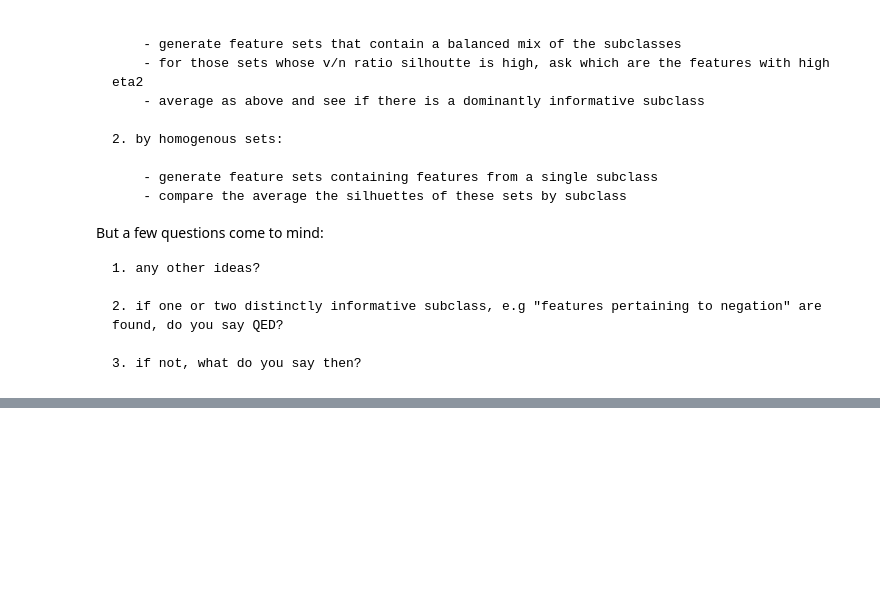
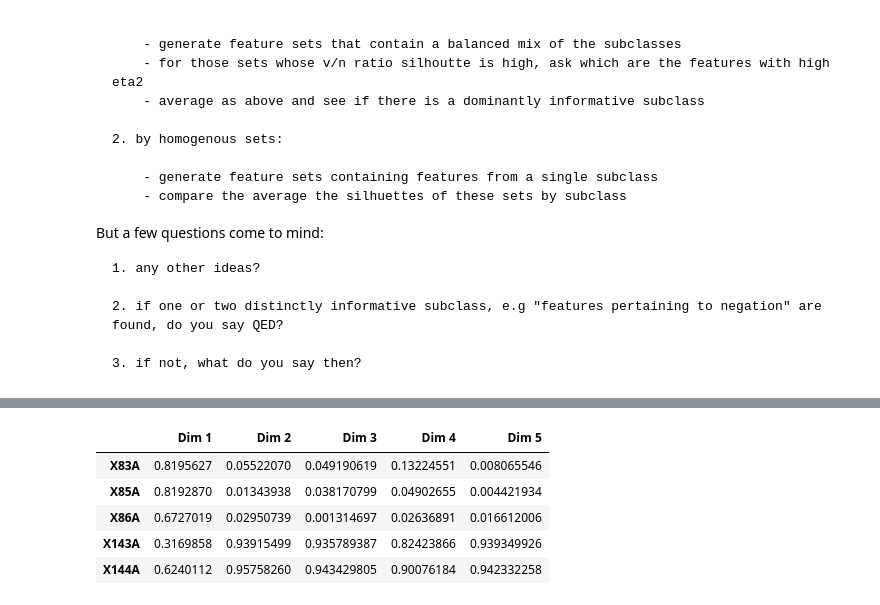
Before and after one commit to ilay32/wals-project, a Jupyter notebook: ratiomcas.ipynb, the cells around one changed output, grey strips where cells are left out. Saved outputs shown, nothing was run; the diff lists cells and outputs as text; code cells hidden in the pictures; blank space fills up the shorter version.

```diff
--- a/ratiomcas.ipynb
+++ b/ratiomcas.ipynb
@@ -321,0 +340,9 @@ But a few questions come to mind:
+# %%
+mca$var$eta2
+# %% [output]
+|  | Dim 1 | Dim 2 | Dim 3 | Dim 4 | Dim 5 |
+| X83A | 0.8195627 | 0.05522070 | 0.049190619 | 0.13224551 | 0.008065546 |
+| X85A | 0.8192870 | 0.01343938 | 0.038170799 | 0.04902655 | 0.004421934 |
+| X86A | 0.6727019 | 0.02950739 | 0.001314697 | 0.02636891 | 0.016612006 |
+| X143A | 0.3169858 | 0.93915499 | 0.935789387 | 0.82423866 | 0.939349926 |
+| X144A | 0.6240112 | 0.95758260 | 0.943429805 | 0.90076184 | 0.942332258 |
```
Also changed, not shown: parts of 16 cells of this notebook.
